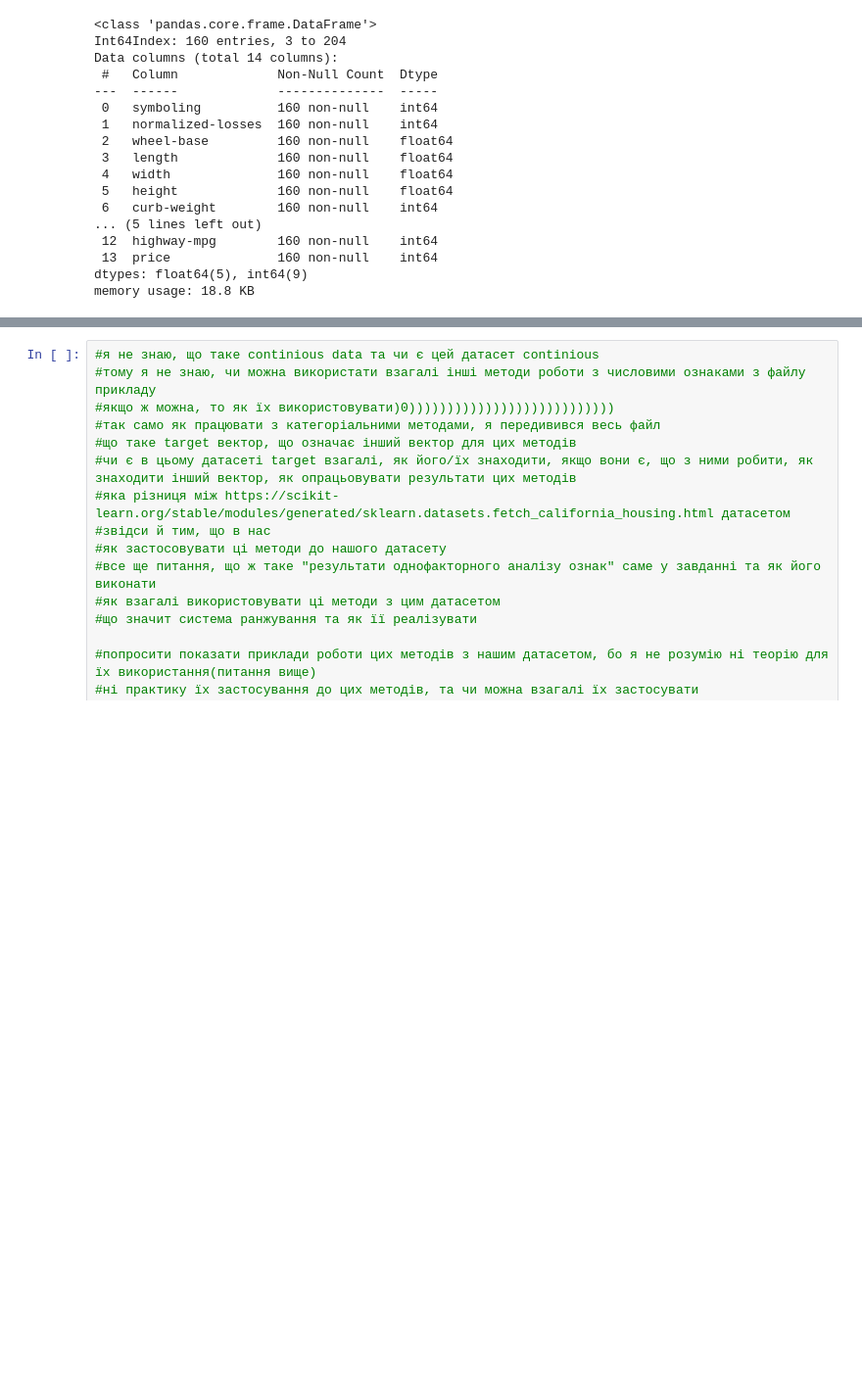
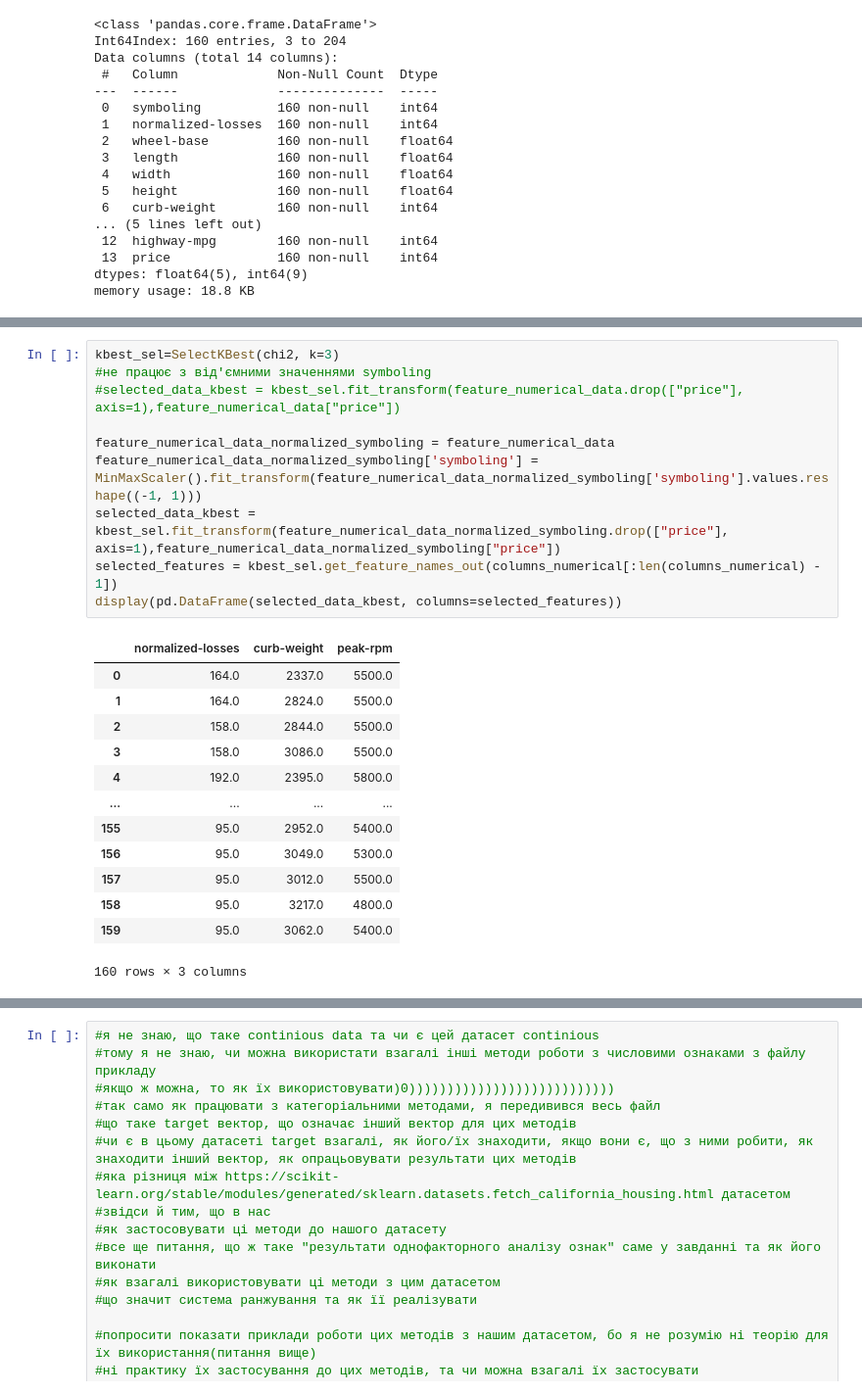
Before and after one commit to Nerdan0/DataScienceCourse, a Jupyter notebook: DS_lab_3/DS_lab_3.ipynb, the cells around one changed output, grey strips where cells are left out. Shown: that part at 98% size. Saved outputs shown, nothing was run; the diff lists cells and outputs as text; blank space fills up the shorter version.

```diff
--- a/DS_lab_3/DS_lab_3.ipynb
+++ b/DS_lab_3/DS_lab_3.ipynb
@@ -454,0 +477,24 @@ memory usage: 18.8 KB
+# %%
+kbest_sel=SelectKBest(chi2, k=3)
+#не працює з від'ємними значеннями symboling
+#selected_data_kbest = kbest_sel.fit_transform(feature_numerical_data.drop(["price"], axis=1),feature_numerical_data["price"])
+
+feature_numerical_data_normalized_symboling = feature_numerical_data
+feature_numerical_data_normalized_symboling['symboling'] = MinMaxScaler().fit_transform(feature_numerical_data_normalized_symboling['symboling'].values.reshape((-1, 1)))
+selected_data_kbest = kbest_sel.fit_transform(feature_numerical_data_normalized_symboling.drop(["price"], axis=1),feature_numerical_data_normalized_symboling["price"])
+selected_features = kbest_sel.get_feature_names_out(columns_numerical[:len(columns_numerical) - 1])
+display(pd.DataFrame(selected_data_kbest, columns=selected_features))
+# %% [output]
+|  | normalized-losses | curb-weight | peak-rpm |
+| 0 | 164.0 | 2337.0 | 5500.0 |
+| 1 | 164.0 | 2824.0 | 5500.0 |
+| 2 | 158.0 | 2844.0 | 5500.0 |
+| 3 | 158.0 | 3086.0 | 5500.0 |
+| 4 | 192.0 | 2395.0 | 5800.0 |
+| ... | ... | ... | ... |
+| 155 | 95.0 | 2952.0 | 5400.0 |
+| 156 | 95.0 | 3049.0 | 5300.0 |
+| 157 | 95.0 | 3012.0 | 5500.0 |
+| 158 | 95.0 | 3217.0 | 4800.0 |
+| 159 | 95.0 | 3062.0 | 5400.0 |
+160 rows × 3 columns
```
Also changed, not shown: parts of 11 cells of this notebook, 4 other files.
